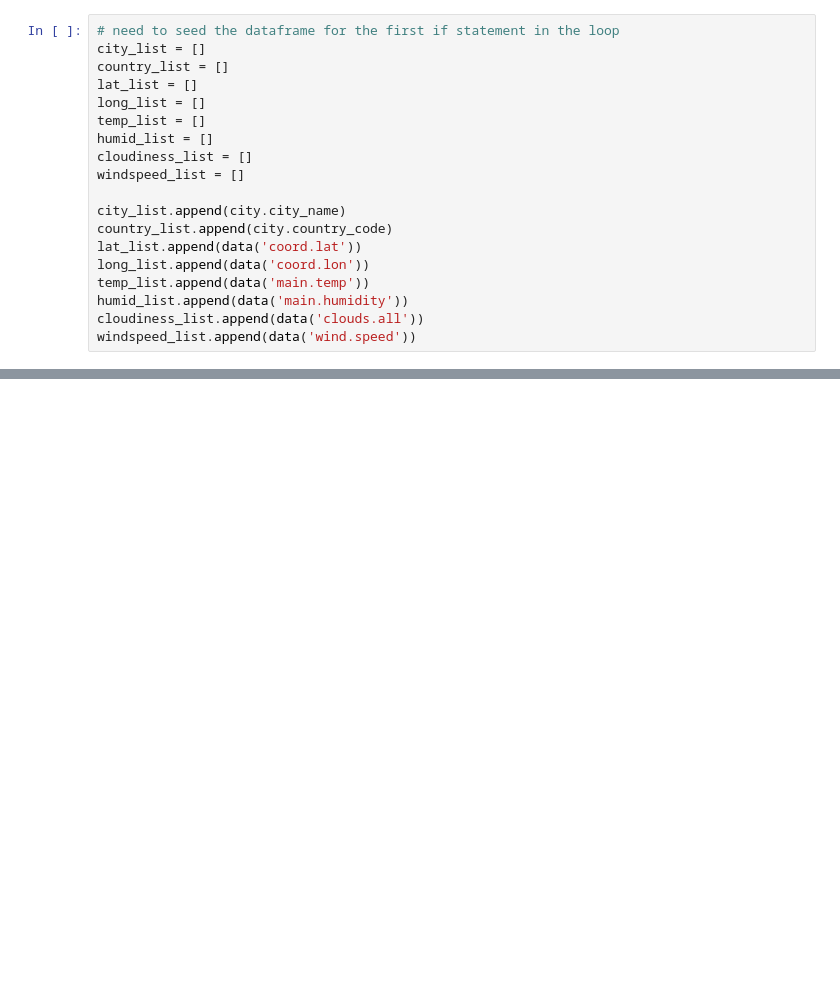
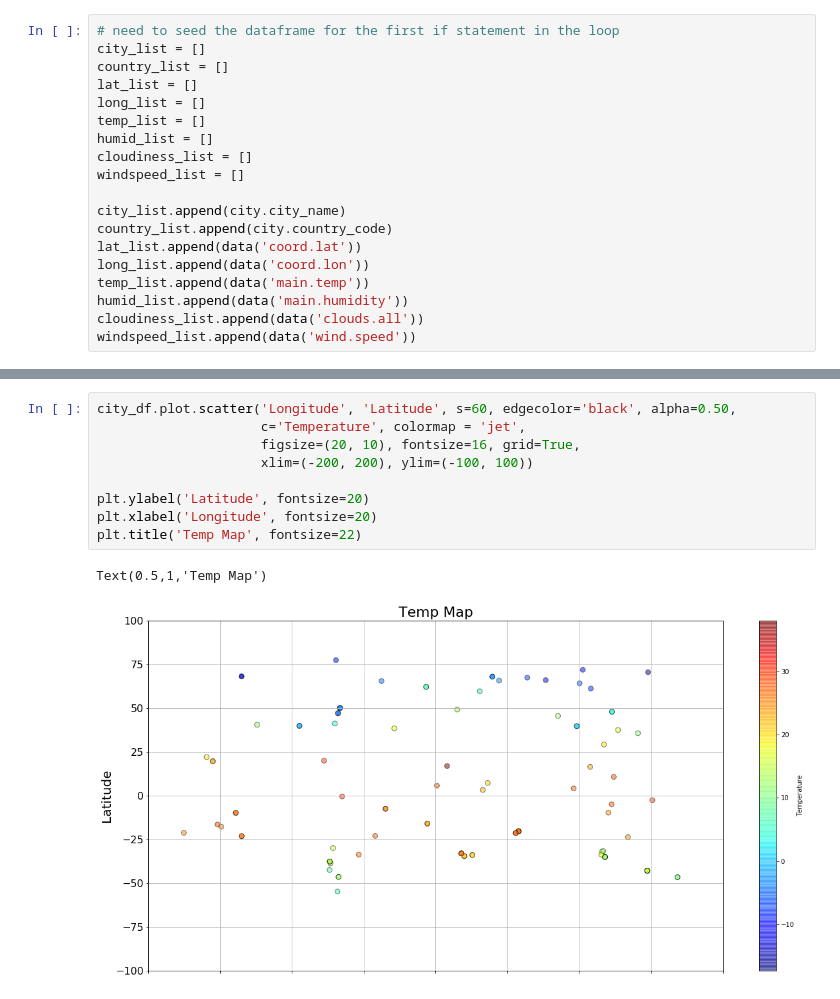
Before and after one commit to mhager3/GWHW, a Jupyter notebook: WeatherPy/WeatherPy.ipynb, the cells around one changed output, grey strips where cells are left out. Cells and saved outputs as stored; diff of their text form; blank space fills up the shorter version.

```diff
--- a/WeatherPy/WeatherPy.ipynb
+++ b/WeatherPy/WeatherPy.ipynb
@@ -172,0 +212,12 @@ Requesting current weather data for city #499 meulaboh, id
+# %%
+city_df.plot.scatter('Longitude', 'Latitude', s=60, edgecolor='black', alpha=0.50,
+                     c='Temperature', colormap = 'jet',
+                     figsize=(20, 10), fontsize=16, grid=True,
+                     xlim=(-200, 200), ylim=(-100, 100))
+
+plt.ylabel('Latitude', fontsize=20)
+plt.xlabel('Longitude', fontsize=20)
+plt.title('Temp Map', fontsize=22)
+# %% [output]
+Text(0.5,1,'Temp Map')
+[figure, added]
```
Also changed, not shown: parts of 12 cells of this notebook, 9 other files.
